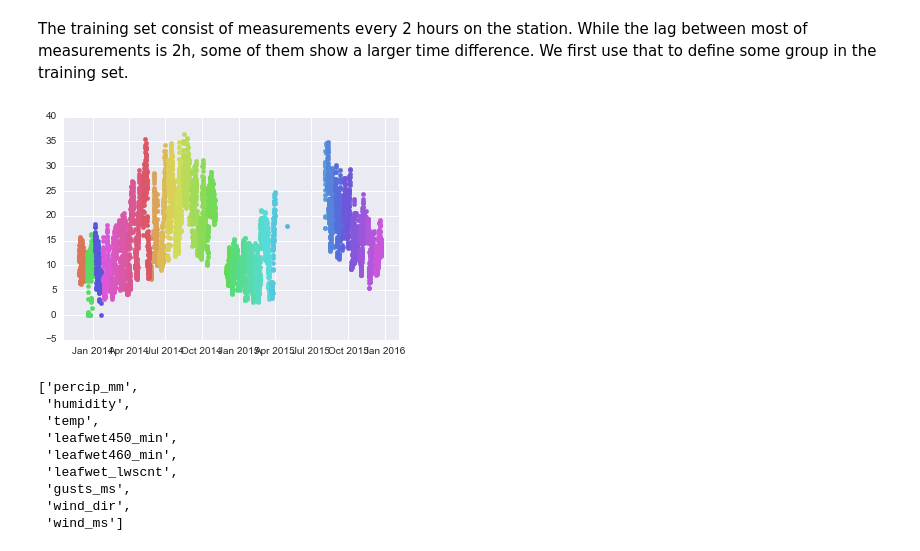
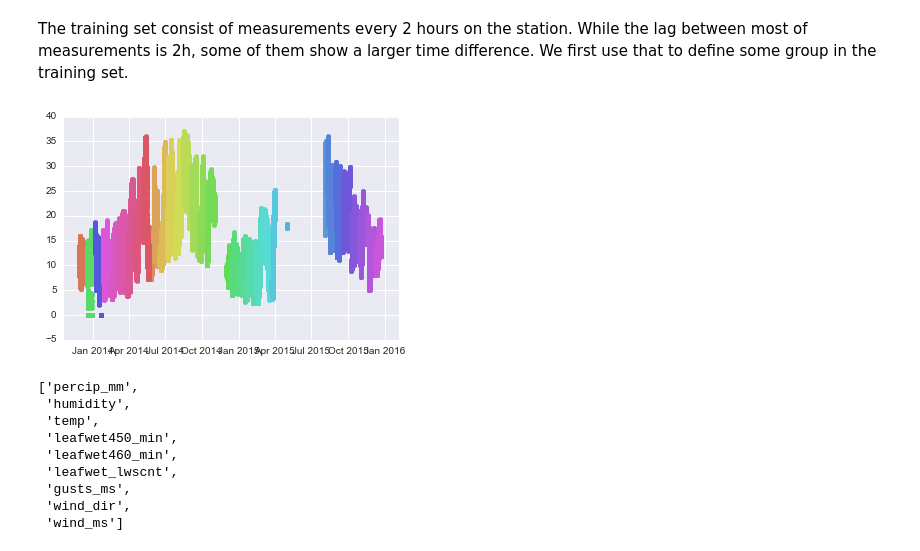
Before and after one commit to cthorey/fognet, a Jupyter notebook: test.ipynb, the cells around one changed output. Cells and saved outputs as stored; diff of their text form; code cells hidden in the pictures.

```diff
--- a/test.ipynb
+++ b/test.ipynb
@@ -40,40 +21,19 @@ submission_format = pd.read_csv('data/submission_format.csv',
+# %%
+data = load_raw_data()
 # %% [markdown]
 # Preprocessing
 # %% [markdown]
 The training set consist of measurements every 2 hours on the station.
 While the lag between most of measurements is 2h, some of them show a larger time difference.
 We first use that to define some group in the training set.
-# %%
-def add_group_column_to_data(df):
-    ''' Get a dataframe, and return the same DF with an extra
-    columns group which reference different group. The split is
-    realized on time where the lag jump from 2H to more !'''
-
-    # Get the time difference between obs
-    timedelta = [df.index[i+1]-df.index[i] for i in range(len(df)-1)]
-    # Get the idx where the time difference is larger than only 2H
-    cut = list(np.where(np.array(map(lambda x:x.components.days, timedelta)) !=0)[0])
-    # Put that in a dict with groups
-    dict_cut = {cut[k]:'group'+str(k) for k in range(len(cut))}
-    def idx_group(idx):
-        ''' from the idx in the df, return the corresponding group '''
-        try:
-            mask = np.where((np.array(cut)-idx)>=0)[0]
-            group_key = np.array(cut)[mask].min()
-            return dict_cut[group_key]
-        except:
-            return 'group'+str(len(cut))
-
-    df['group']= map(idx_group,range(len(df)))
-    return df
 # %%
-df_train =  add_group_column_to_data(microclimate_train)
+df_train =  add_group_column_to_data(data['micro_train_5m'])
 i= 0
 for key,gp in df_train.groupby('group'):
     plt.scatter(gp.index,gp.temp,color = sns.color_palette('hls',len(df_train.groupby('group')))[i])
     i+=1
 # %% [output]
-[figure, old version]
+[figure, new version]
 # %%
 train.columns.tolist()[:-2]
 # %% [output]
```
Also changed, not shown: parts of 4 cells of this notebook, 2 other files.
